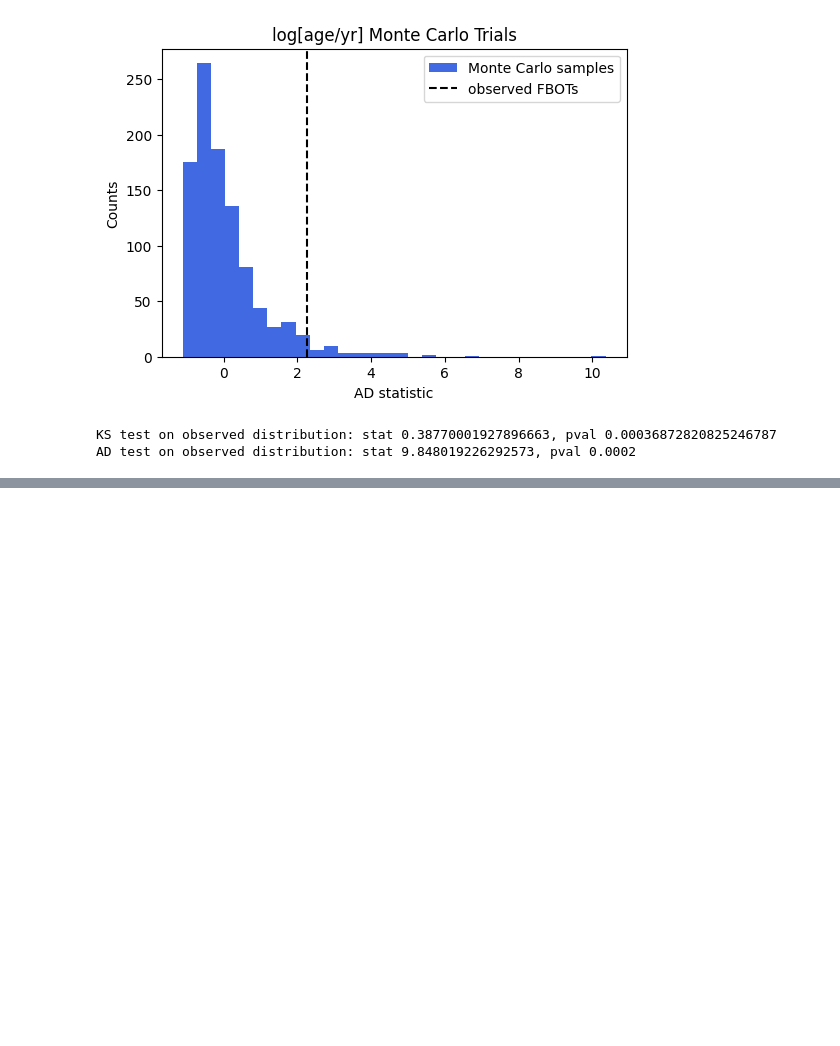
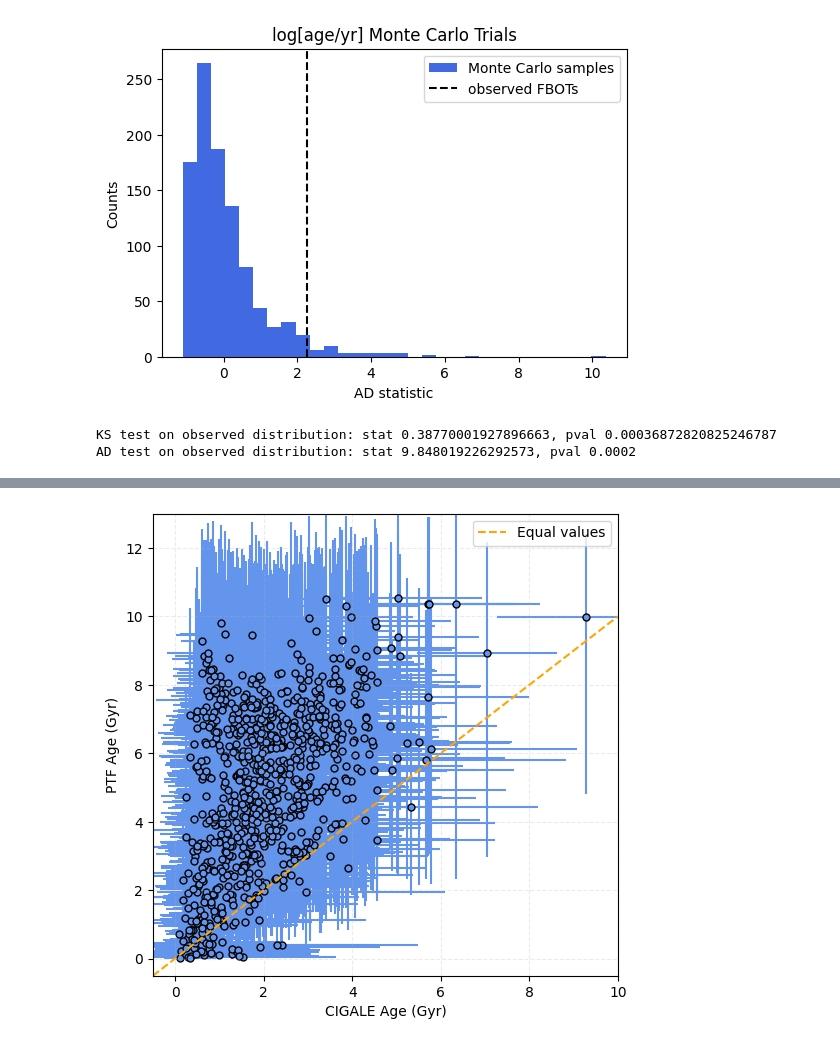
Before and after one commit to aswinsuresh24/sne_hosts, a Jupyter notebook: hosts.ipynb, the cells around one changed output, grey strips where cells are left out. Saved outputs shown, nothing was run; the diff lists cells and outputs as text; code cells hidden in the pictures; blank space fills up the shorter version.

```diff
--- a/hosts.ipynb
+++ b/hosts.ipynb
@@ -552,0 +593,10 @@ AD test on observed distribution: stat 9.848019226292573, pval 0.0002
+# %%
+cigale_out = sne_results['bayes.stellar.age_m_star']/1e3
+cigale_err = sne_results['bayes.stellar.age_m_star_err']/1e3
+
+ref_out = ptf_results['Age']
+ref_err = np.array(ptf_results[['e_Age', 'E_Age']]).T
+
+compare_results(cigale_out, cigale_err, ref_out, ref_err, 'Age (Gyr)', compare_x=[-0.5, 10], savefig='age_comp.png', xlim=(-0.5, 10), ylim=(-0.5, 13))
+# %% [output]
+[figure, added]
```
Also changed, not shown: parts of 5 cells of this notebook.
